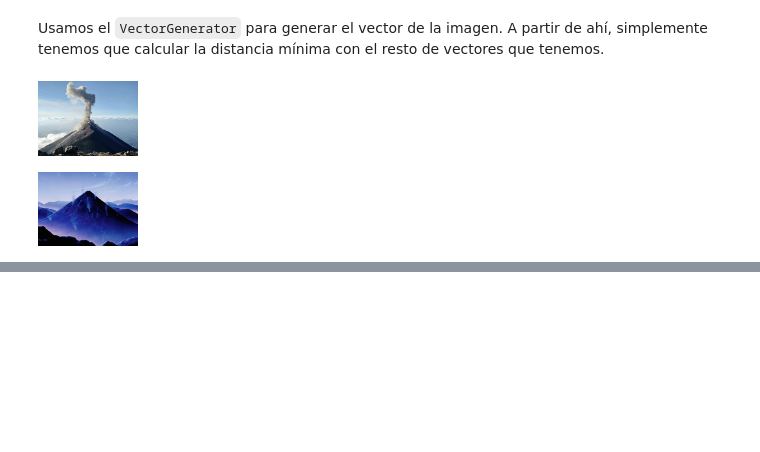
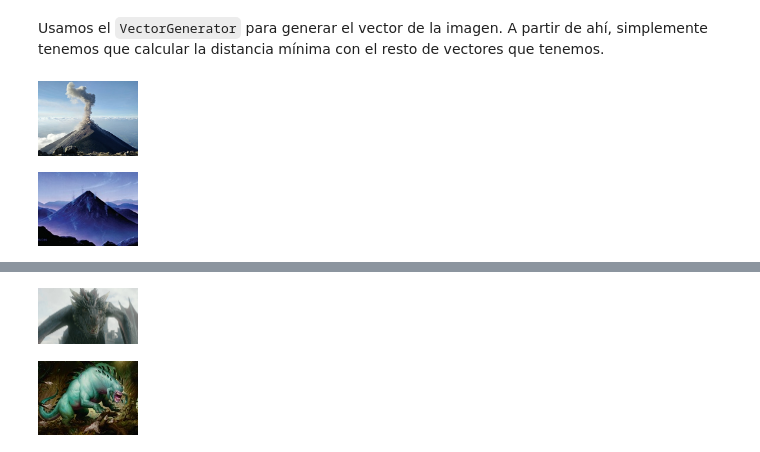
Before and after one commit to madaidays/MG.Workshop.InformationRetrieval, a Jupyter notebook: IR.ipynb, the cells around one changed output, grey strips where cells are left out. Drawn from its saved outputs; the diff is of its cells as text; code cells hidden in the pictures; blank space fills up the shorter version.

```diff
--- a/IR.ipynb
+++ b/IR.ipynb
@@ -66,0 +72,5 @@ get_and_show_cards('test/bosque.jpg')
+# %%
+get_and_show_cards('test/dragon.jpg')
+# %% [output]
+[figure, added]
+[figure, added]
```
Also changed, not shown: parts of 4 cells of this notebook.
